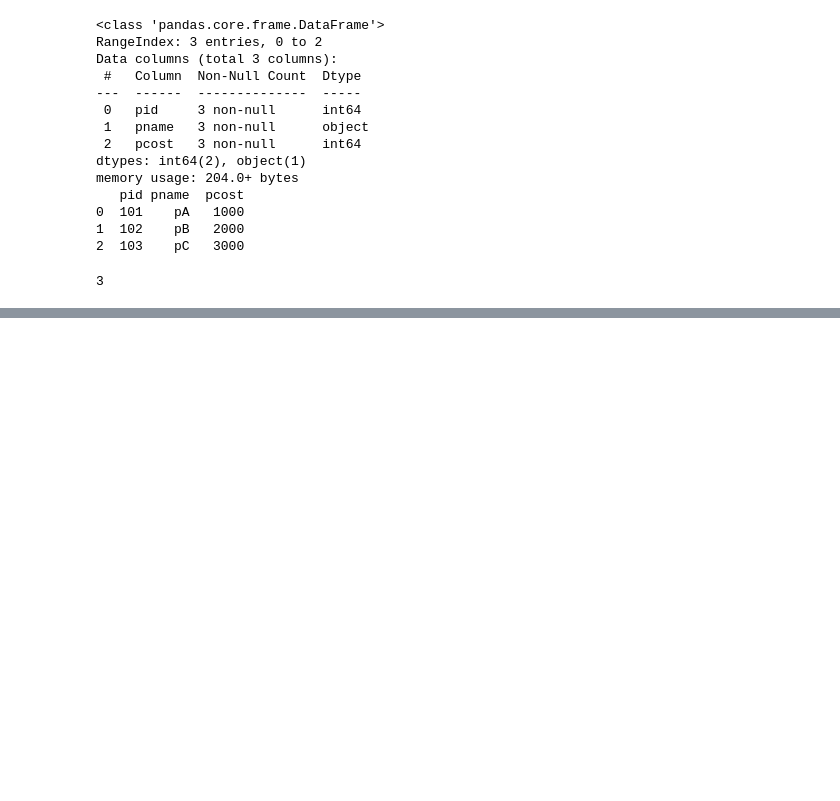
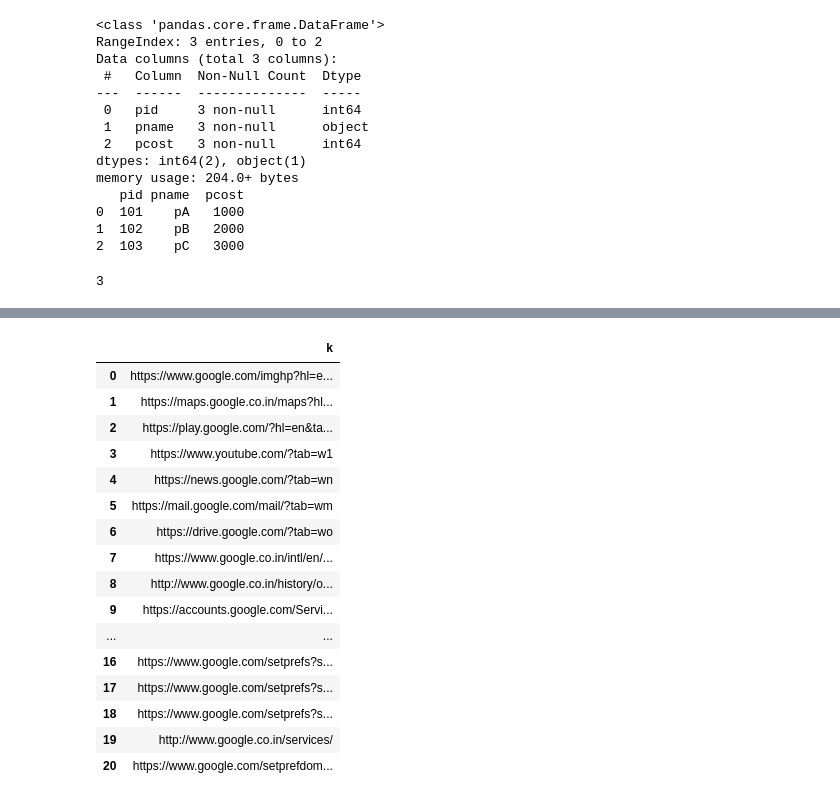
Before and after one commit to krishtheeba/PythonWithAI, a Jupyter notebook: pandas_Jupyter.ipynb, the cells around one changed output, grey strips where cells are left out. Saved outputs shown, nothing was run; the diff lists cells and outputs as text; code cells hidden in the pictures; blank space fills up the shorter version.

```diff
--- a/pandas_Jupyter.ipynb
+++ b/pandas_Jupyter.ipynb
@@ -1529,0 +1635,4 @@ for var in conn.execute(select * from product_)
+# %%
+import bs4
+soup_obj= bs4.BeautifulSoup(gpage)
+soup_obj.title
@@ -1529,0 +1685,3 @@ for var in conn.execute(select * from product_)
+# %%
+for var in soup_obj.find_all('a'):
+    print(var.get('href'))
@@ -1529,0 +1706,9 @@ for var in conn.execute(select * from product_)
+# %%
+import re
+URLs=[]
+for var in soup_obj.find_all('a'):
+    if(re.search('^http',var.get('href'))):   # filter / find pattern line start with http
+         URLs.append(var.get('href'))
+
+for i in URLs:
+    print(i)
@@ -1529,0 +1733,4 @@ for var in conn.execute(select * from product_)
+# %%
+d={}
+d['k']=URLs
+d
@@ -1529,0 +1755,20 @@ for var in conn.execute(select * from product_)
+# %%
+pd.DataFrame(d)
+# %% [output]
+|  | k |
+| 0 | https://www.google.com/imghp?hl=e... |
+| 1 | https://maps.google.co.in/maps?hl... |
+| 2 | https://play.google.com/?hl=en&ta... |
+| 3 | https://www.youtube.com/?tab=w1 |
+| 4 | https://news.google.com/?tab=wn |
+| 5 | https://mail.google.com/mail/?tab=wm |
+| 6 | https://drive.google.com/?tab=wo |
+| 7 | https://www.google.co.in/intl/en/... |
+| 8 | http://www.google.co.in/history/o... |
+| 9 | https://accounts.google.com/Servi... |
+| ... | ... |
+| 16 | https://www.google.com/setprefs?s... |
+| 17 | https://www.google.com/setprefs?s... |
+| 18 | https://www.google.com/setprefs?s... |
+| 19 | http://www.google.co.in/services/ |
+| 20 | https://www.google.com/setprefdom... |
```
Also changed, not shown: parts of 28 cells of this notebook.
